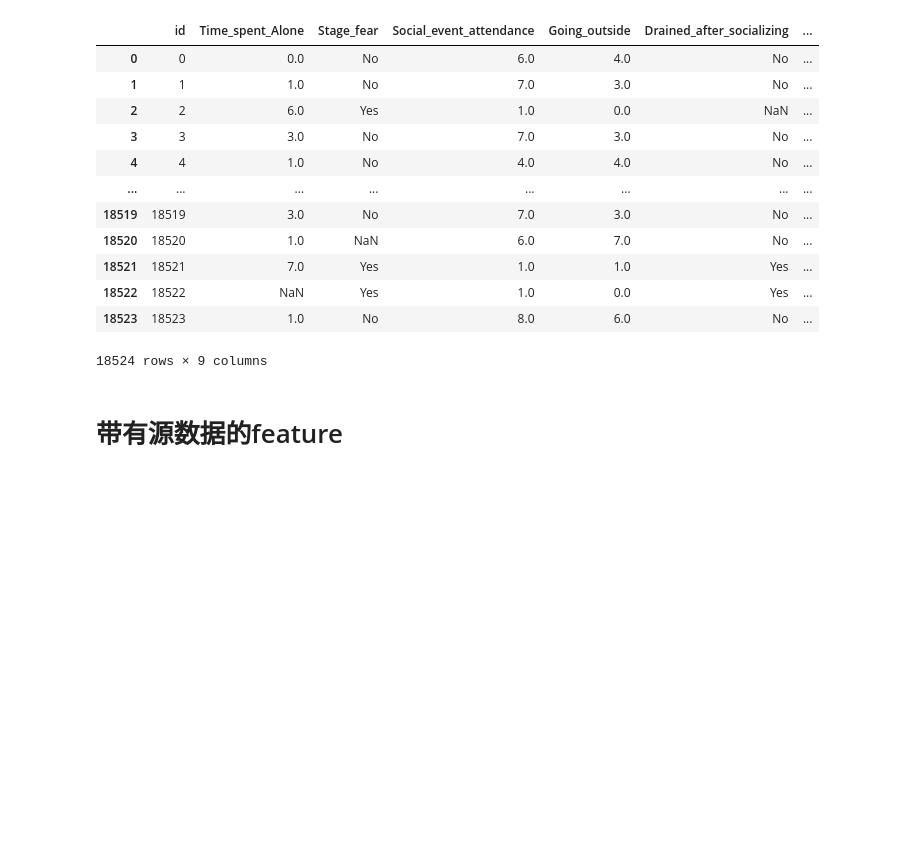
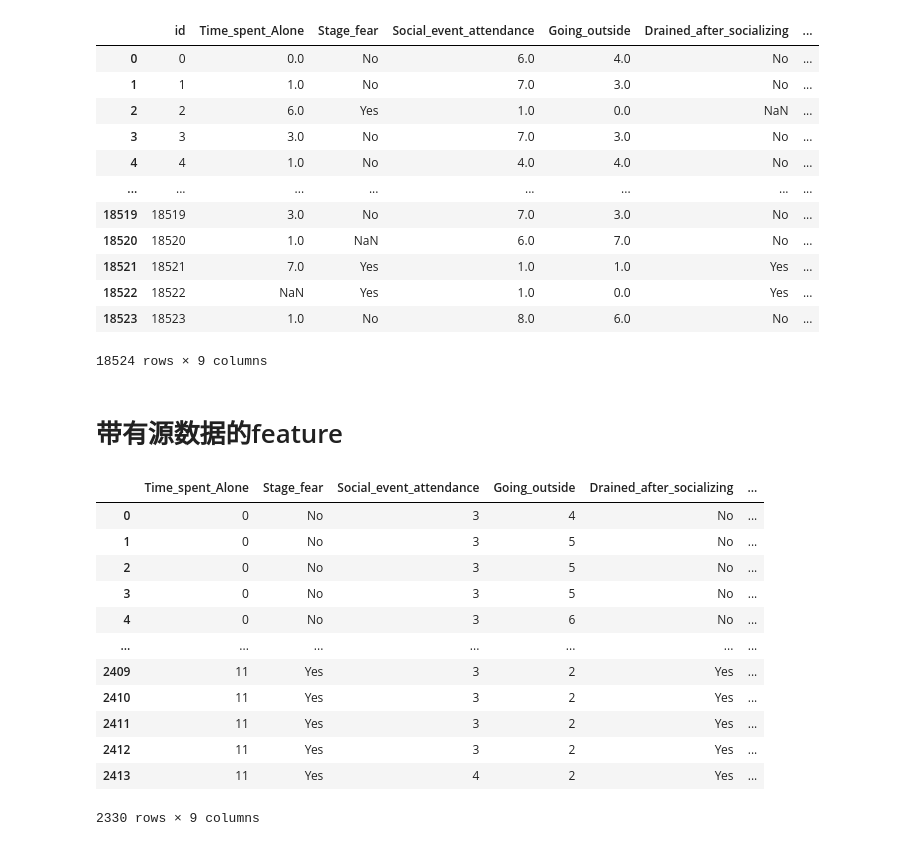
Before and after one commit to Waitmeplea/dl_learning, a Jupyter notebook: kaggle/Predict_Introverts/data_process.ipynb, the cells around one changed output. Drawn from its saved outputs; the diff is of its cells as text; code cells hidden in the pictures; blank space fills up the shorter version.

```diff
--- a/kaggle/Predict_Introverts/data_process.ipynb
+++ b/kaggle/Predict_Introverts/data_process.ipynb
@@ -292,5 +253,31 @@ train_set
 18524 rows × 9 columns
 # %% [markdown]
 # 带有源数据的feature
+# %%
+source_data=pd.read_csv('personality_datasert.csv').drop_duplicates()
+source_data[['Time_spent_Alone','Social_event_attendance',
+       'Going_outside', 'Friends_circle_size',
+       'Post_frequency']]=source_data[['Time_spent_Alone','Social_event_attendance',
+       'Going_outside', 'Friends_circle_size',
+       'Post_frequency']].map(lambda x: round(x))
 # %%
-pd.
+source_data_groupby=source_data.groupby(['Time_spent_Alone', 'Stage_fear', 'Social_event_attendance',
+       'Going_outside', 'Drained_after_socializing', 'Friends_circle_size',
+       'Post_frequency'])['Personality'].agg(count='size',match_p='max').reset_index()
+source_data_progress=source_data_groupby.loc[source_data_groupby['count']==1,:]
+# %%
+source_data_progress
+# %% [output]
+|  | Time_spent_Alone | Stage_fear | Social_event_attendance | Going_outside | Drained_after_socializing | ... |
+| 0 | 0 | No | 3 | 4 | No | ... |
+| 1 | 0 | No | 3 | 5 | No | ... |
+| 2 | 0 | No | 3 | 5 | No | ... |
+| 3 | 0 | No | 3 | 5 | No | ... |
+| 4 | 0 | No | 3 | 6 | No | ... |
+| ... | ... | ... | ... | ... | ... | ... |
+| 2409 | 11 | Yes | 3 | 2 | Yes | ... |
+| 2410 | 11 | Yes | 3 | 2 | Yes | ... |
+| 2411 | 11 | Yes | 3 | 2 | Yes | ... |
+| 2412 | 11 | Yes | 3 | 2 | Yes | ... |
+| 2413 | 11 | Yes | 4 | 2 | Yes | ... |
+2330 rows × 9 columns
```
Also changed, not shown: parts of 11 cells of this notebook.
